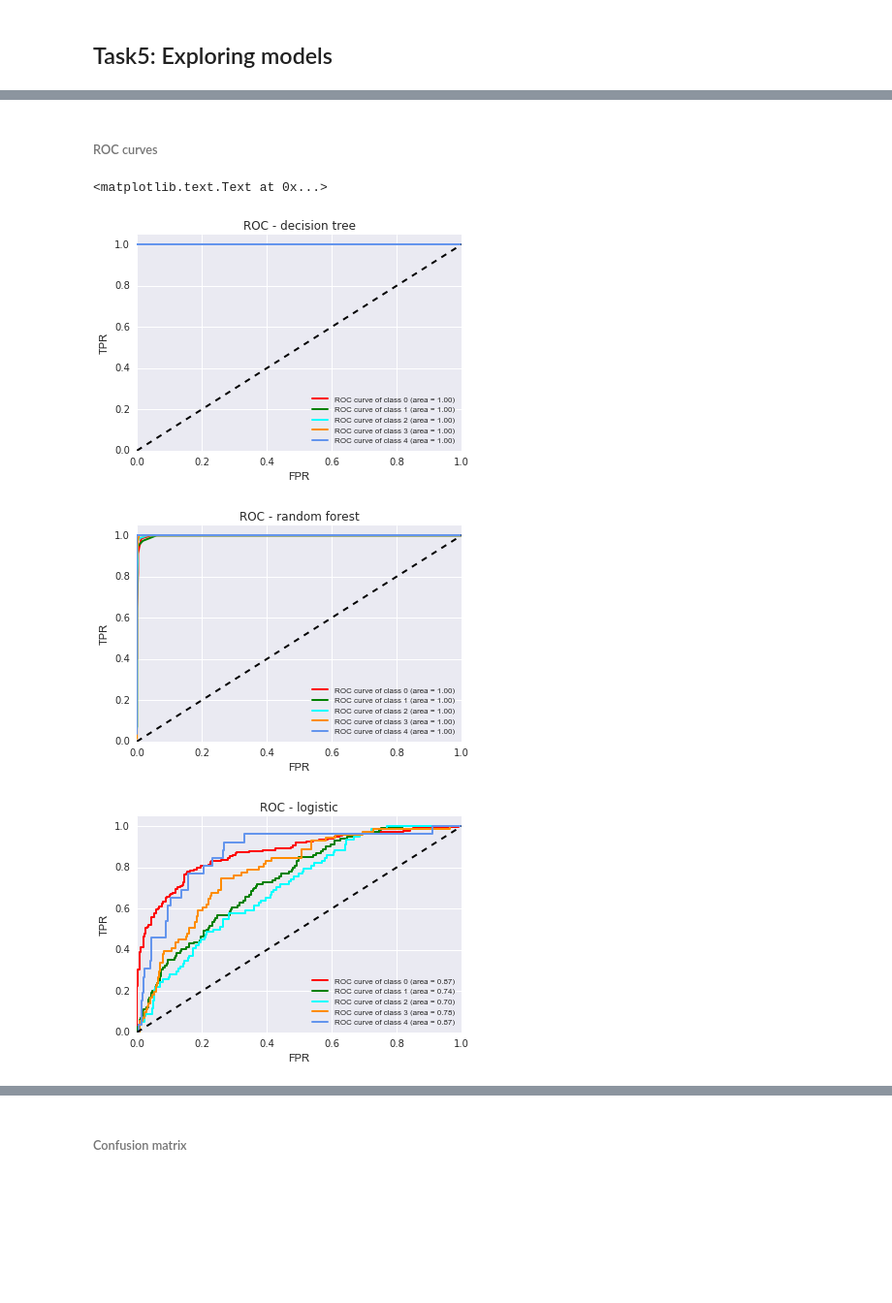
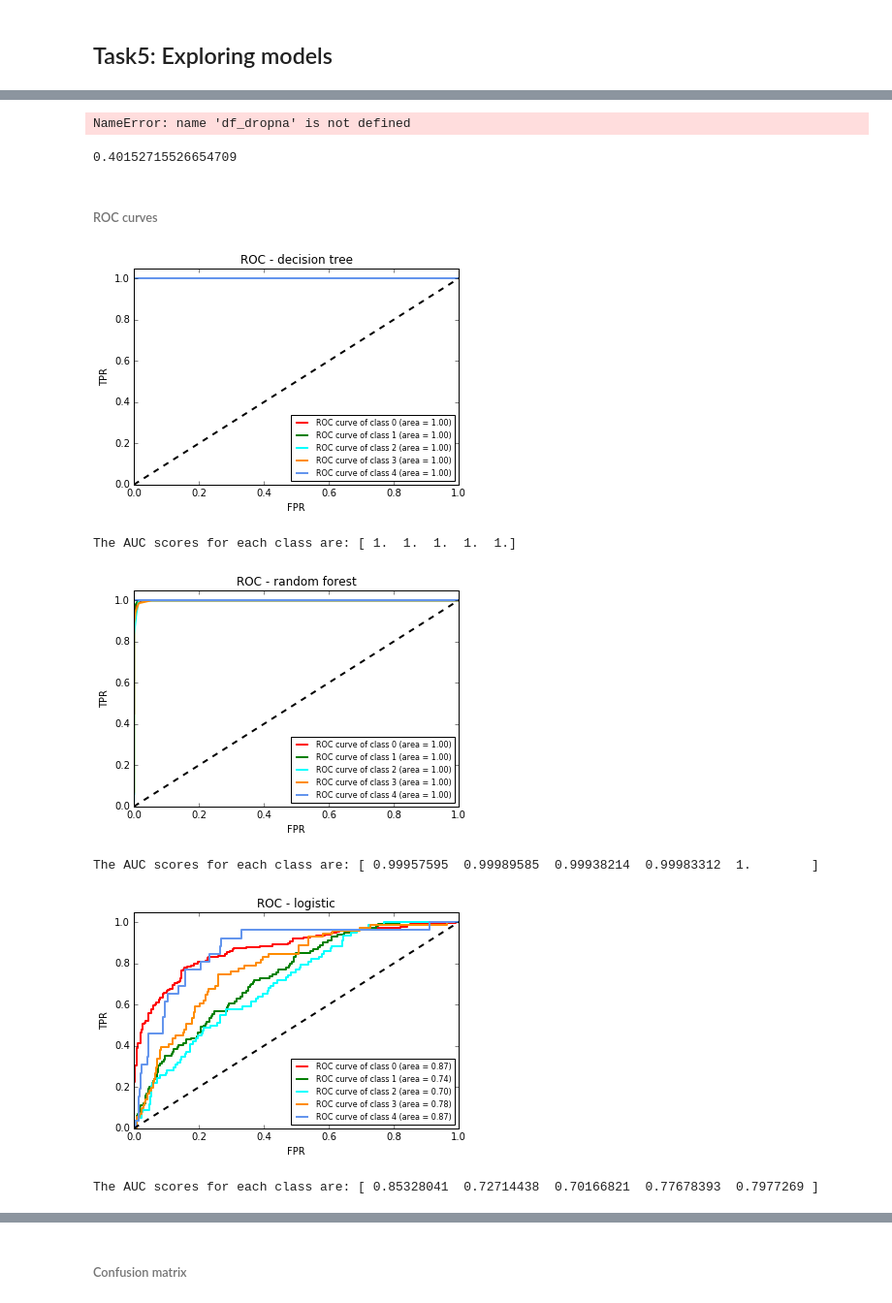
Before and after one commit to sheenstar/Springboard_Intensive, a Jupyter notebook: Capstone_project/HeartDisease_prediction.ipynb, the cells around one changed output, grey strips where cells are left out. Shown at 97% size. Saved outputs shown, nothing was run; the diff lists cells and outputs as text; code cells hidden in the pictures; blank space fills up the shorter version.

Commit message:
trying different types of data cleaning/feature selection

```diff
--- a/Capstone_project/HeartDisease_prediction.ipynb
+++ b/Capstone_project/HeartDisease_prediction.ipynb
@@ -467,0 +397,4 @@ memory usage: 49.1 KB
+# %%
+df_copy = df[df > 0].iloc[:,:-1]
+print df_copy.isnull().sum()
+print (len(df_copy)) #Just creating a copy of the data excluding the negative values
@@ -467,0 +428,3 @@ memory usage: 49.1 KB
+# %%
+df_dropna = df_copy.dropna(axis=1,thresh=308)
+df_dropna.info()
@@ -520,0 +564,15 @@ The mean cross val accuracy score (5 folds) is:
+# %%
+logistic = LogisticRegression(C=1, multi_class='multinomial', solver='lbfgs')
+treeclf = DecisionTreeClassifier()
+forest = RandomForestClassifier()
+svc = SVC()
+
+lr_model = logistic.fit(X_train,y_train)
+tree_model = treeclf.fit(X_train,y_train)
+forest_model = forest.fit(X_train,y_train)
+svc_model = svc.fit(X_train, y_train)
+# %%
+features1 = df_dropna #Trying this on features where I dropped the columns with over 70% missing values
+X = features1
+# %% [output]
+NameError: name 'df_dropna' is not defined
@@ -521,3 +581,7 @@ The mean cross val accuracy score (5 folds) is:
+# %%
+cross_val_score(treeclf, X_train, y_train, cv=5, scoring='accuracy').mean()
+# %% [output]
+0.40152715526654709
 # %% [markdown]
 ###### ROC curves
 # %%
@@ -562,26 +626,43 @@ def plot_roc(yscore, normalize=False):
     plt.title('Some extension of Receiver operating characteristic to multi-class')
     plt.legend(loc="lower right", prop={'size':8})
 # %%
+y1 = label_binarize(target, classes=[0, 1, 2, 3, 4])
+n_classes = y1.shape[1]
+X_train, X_test, y_train, y_test = train_test_split(X, y1, test_size=.2, random_state=1)
+
 y_score = OneVsRestClassifier(treeclf).fit(X_train, y_train).predict_proba(X_train)
 plot_roc(y_score)
 plt.xlabel('FPR')
 plt.ylabel('TPR')
 plt.title('ROC - decision tree')
-
+targettree_predicted_proba = tree_model.predict_proba(X_train)
+plt.show()
+print "The AUC scores for each class are: %s " % (
+    roc_auc_score(y_train,targettree_predicted_proba, average=None))
 
 y_score = OneVsRestClassifier(forest).fit(X_train, y_train).predict_proba(X_train)
 plot_roc(y_score)
 plt.xlabel('FPR')
 plt.ylabel('TPR')
 plt.title('ROC - random forest') #not sure why these look so funny!
+targetforest_predicted_proba = forest_model.predict_proba(X_train)
+plt.show()
+print "The AUC scores for each class are: %s " % (
+    roc_auc_score(y_train,targetforest_predicted_proba, average=None))
 
 y_score = OneVsRestClassifier(logistic).fit(X_train, y_train).predict_proba(X_train)
 plot_roc(y_score)
 plt.xlabel('FPR')
 plt.ylabel('TPR')
 plt.title('ROC - logistic')
+targetlr_predicted_proba = lr_model.predict_proba(X_train)
+plt.show()
+print "The AUC scores for each class are: %s " % (
+    roc_auc_score(y_train,targetlr_predicted_proba, average=None))
 # %% [output]
+[figure, new version]
-<matplotlib.text.Text at 0x...>
+The AUC scores for each class are: [ 1.  1.  1.  1.  1.]
-[figure, old version]
-[figure, old version]
+[figure, new version]
+The AUC scores for each class are: [ 0.99957595  0.99989585  0.99938214  0.99983312  1.        ]
-[figure, old version]
+[figure, new version]
+The AUC scores for each class are: [ 0.85328041  0.72714438  0.70166821  0.77678393  0.7977269 ]
```
Also changed, not shown: parts of 54 cells of this notebook, 1 other file.
